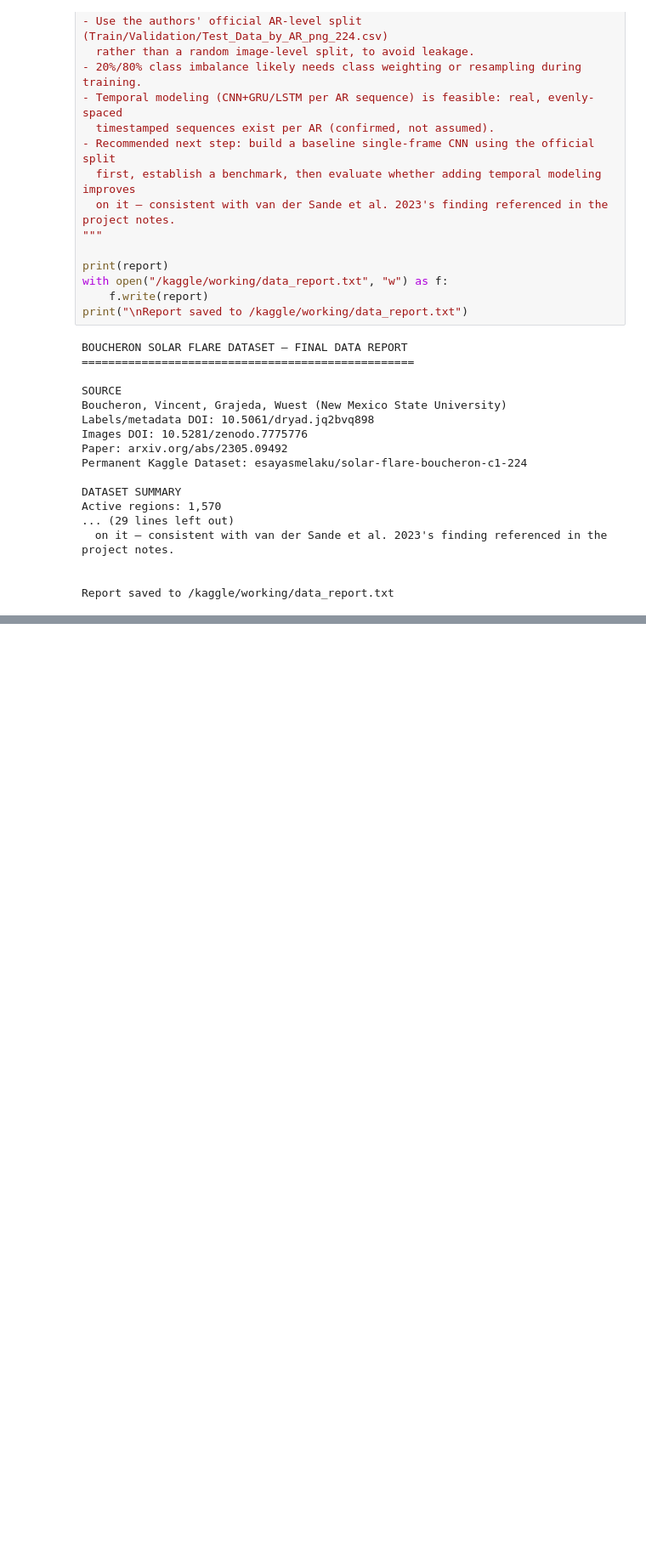
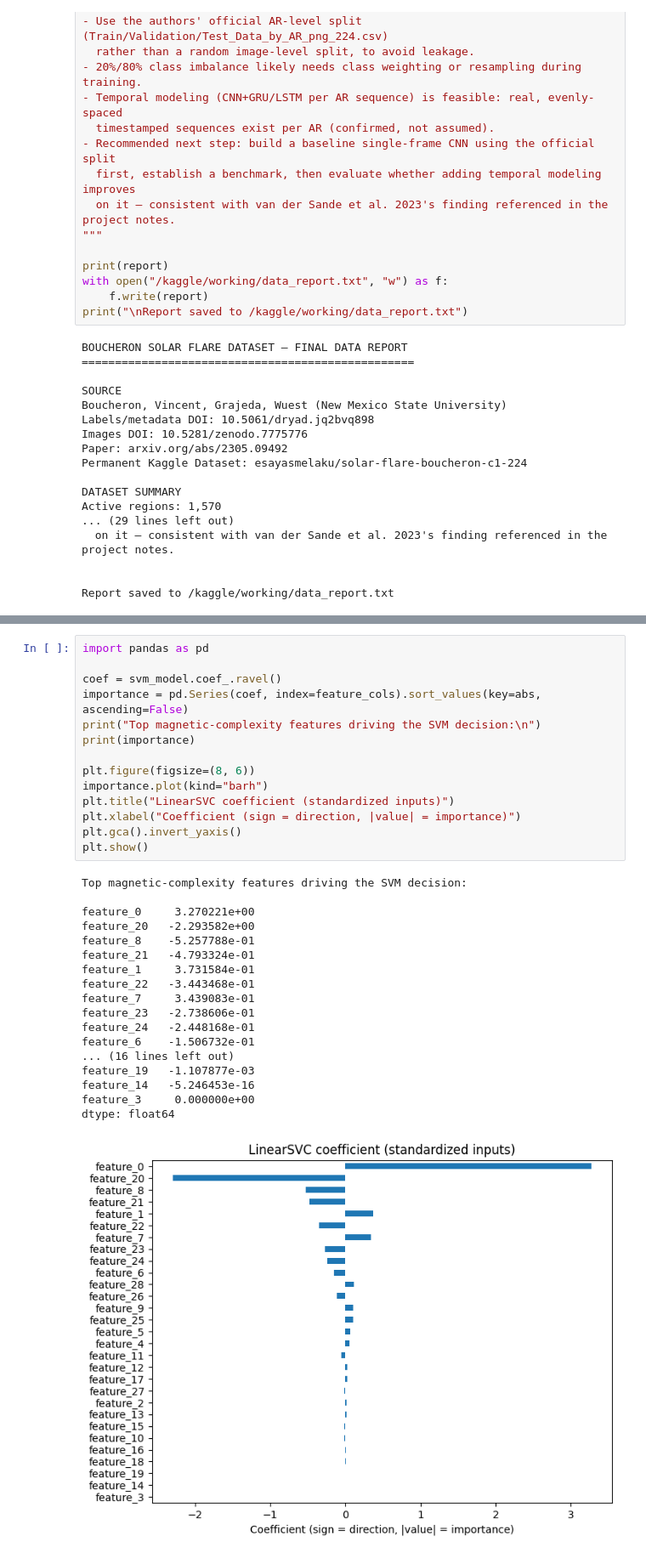
Before and after one commit to EsayasDS/Solar-flare-forecasting, a Jupyter notebook: solar-flare-forecasting.ipynb, the cells around one changed output, grey strips where cells are left out. Shown at 85% size. Saved outputs shown, nothing was run; the diff lists cells and outputs as text; blank space fills up the shorter version.

```diff
--- a/solar-flare-forecasting.ipynb
+++ b/solar-flare-forecasting.ipynb
@@ -477,0 +459,33 @@ Report saved to /kaggle/working/data_report.txt
+# %%
+import pandas as pd
+
+coef = svm_model.coef_.ravel()
+importance = pd.Series(coef, index=feature_cols).sort_values(key=abs, ascending=False)
+print("Top magnetic-complexity features driving the SVM decision:\n")
+print(importance)
+
+plt.figure(figsize=(8, 6))
+importance.plot(kind="barh")
+plt.title("LinearSVC coefficient (standardized inputs)")
+plt.xlabel("Coefficient (sign = direction, |value| = importance)")
+plt.gca().invert_yaxis()
+plt.show()
+# %% [output]
+Top magnetic-complexity features driving the SVM decision:
+
+feature_0     3.270221e+00
+feature_20   -2.293582e+00
+feature_8    -5.257788e-01
+feature_21   -4.793324e-01
+feature_1     3.731584e-01
+feature_22   -3.443468e-01
+feature_7     3.439083e-01
+feature_23   -2.738606e-01
+feature_24   -2.448168e-01
+feature_6    -1.506732e-01
+... (16 lines left out)
+feature_19   -1.107877e-03
+feature_14   -5.246453e-16
+feature_3     0.000000e+00
+dtype: float64
+[figure, added]
```
Also changed, not shown: parts of 39 cells of this notebook.
